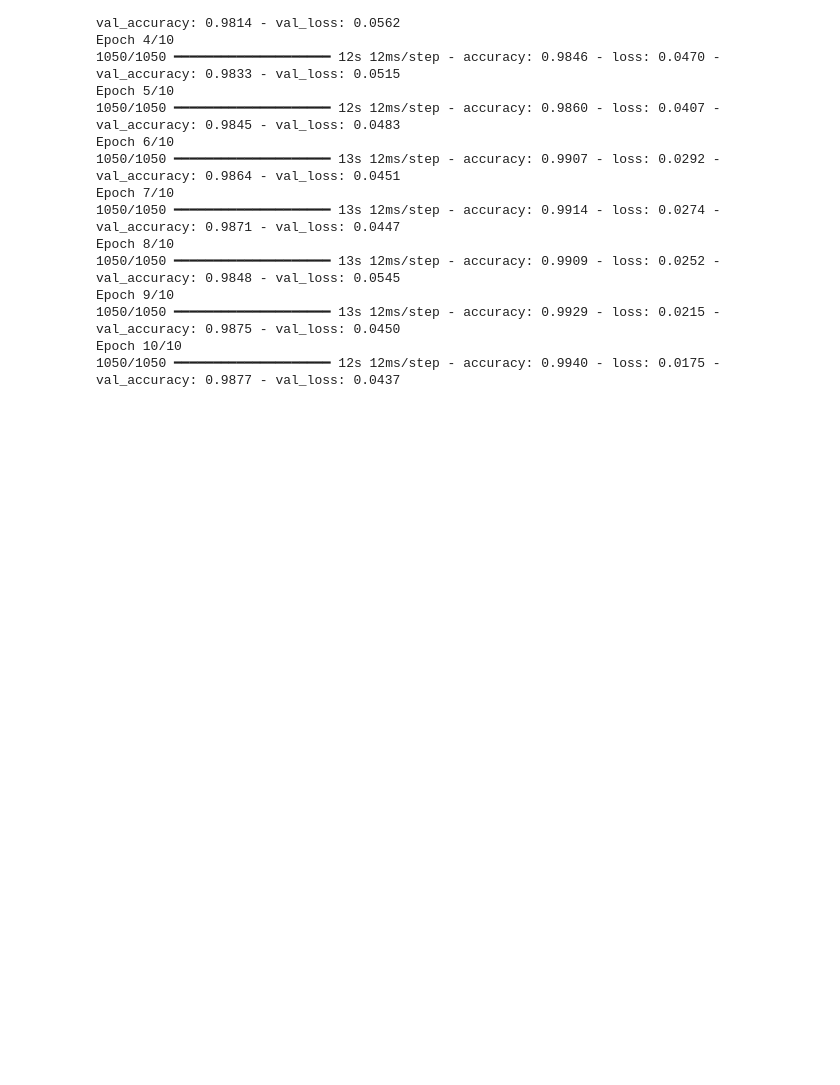
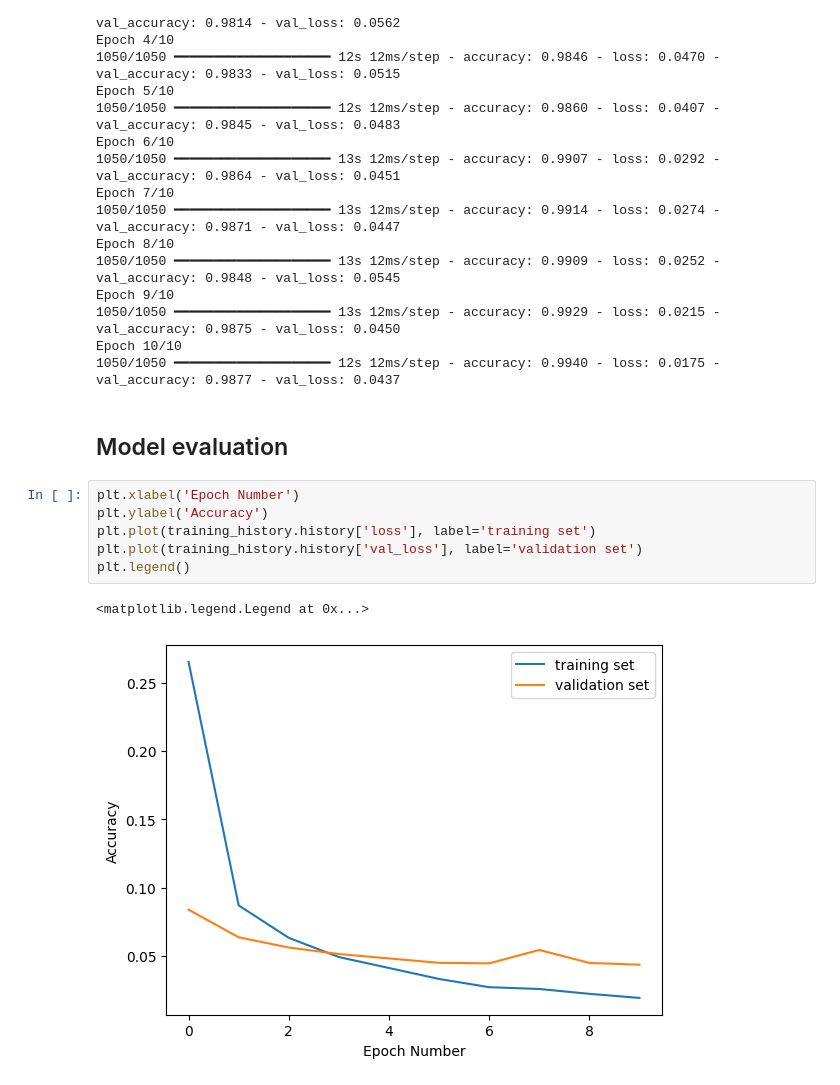
Before and after one commit to Nishitha0730/Digit-Recognizer, a Jupyter notebook: digit-recognizer.ipynb, the cells around one changed output. Cells and saved outputs as stored; diff of their text form; blank space fills up the shorter version.

Commit message:
Loss plot curve for training and validation

```diff
--- a/digit-recognizer.ipynb
+++ b/digit-recognizer.ipynb
@@ -344,3 +344,14 @@ Epoch 9/10
 1050/1050 ━━━━━━━━━━━━━━━━━━━━ 13s 12ms/step - accuracy: 0.9929 - loss: 0.0215 - val_accuracy: 0.9875 - val_loss: 0.0450
 Epoch 10/10
 1050/1050 ━━━━━━━━━━━━━━━━━━━━ 12s 12ms/step - accuracy: 0.9940 - loss: 0.0175 - val_accuracy: 0.9877 - val_loss: 0.0437
+# %% [markdown]
+## Model evaluation
+# %%
+plt.xlabel('Epoch Number')
+plt.ylabel('Accuracy')
+plt.plot(training_history.history['loss'], label='training set')
+plt.plot(training_history.history['val_loss'], label='validation set')
+plt.legend()
+# %% [output]
+<matplotlib.legend.Legend at 0x...>
+[figure, added]
```
Also changed, not shown: parts of 2 cells of this notebook.
